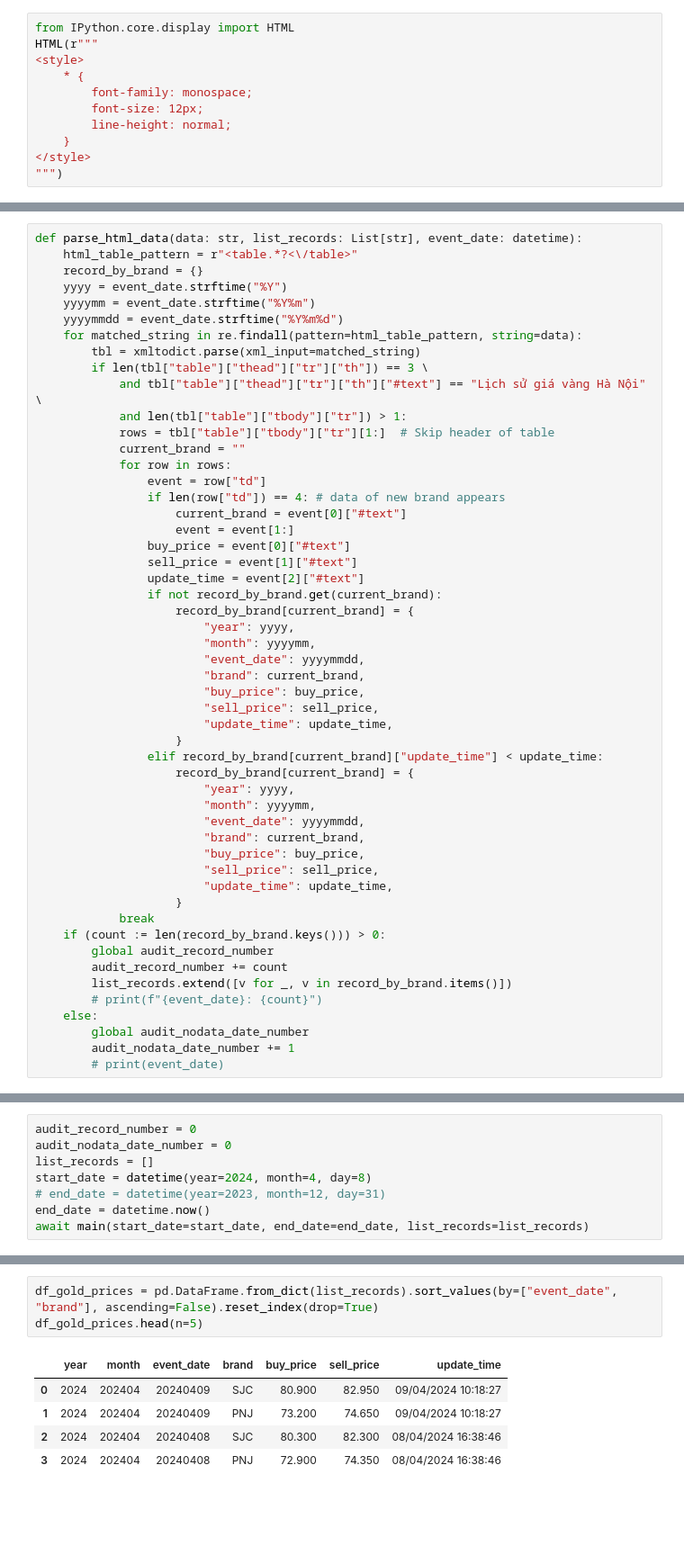
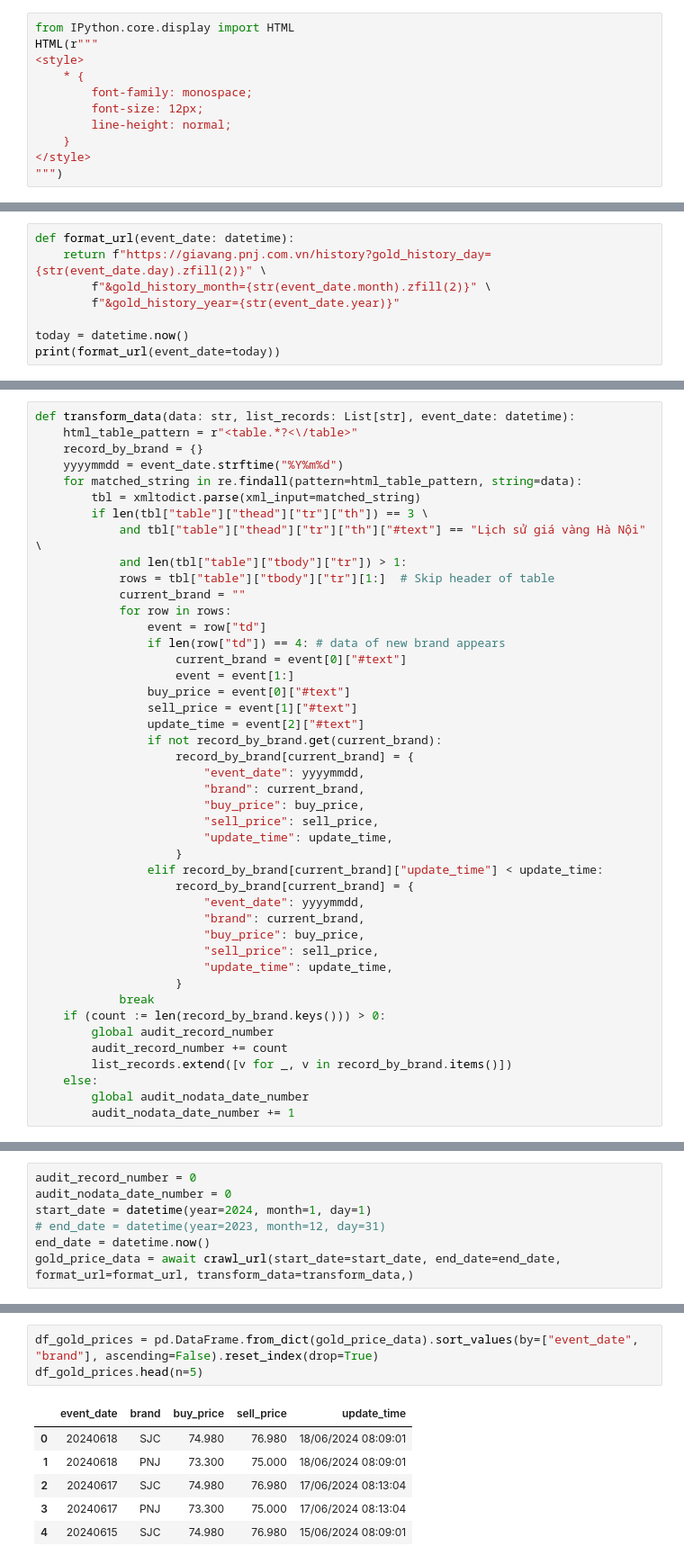
Before and after one commit to HungNguyen501/Python-Core, a Jupyter notebook: src/web_crawler/gold_prices.ipynb, the cells around one changed output, grey strips where cells are left out. Shown at 90% size. Drawn from its saved outputs; the diff is of its cells as text; blank space fills up the shorter version.

Commit message:
add crawler_engine (#10)
Co-authored-by: hungnd8 <hungnd8@vng.com.vn>

```diff
--- a/src/web_crawler/gold_prices.ipynb
+++ b/src/web_crawler/gold_prices.ipynb
@@ -32,0 +28,8 @@ async def fetch_gold_price_data(url: str, session: ClientSession):
+# %%
+def format_url(event_date: datetime):
+    return f"https://giavang.pnj.com.vn/history?gold_history_day={str(event_date.day).zfill(2)}" \
+        f"&gold_history_month={str(event_date.month).zfill(2)}" \
+        f"&gold_history_year={str(event_date.year)}"
+
+today = datetime.now()
+print(format_url(event_date=today))
@@ -33,9 +38,7 @@ async def fetch_gold_price_data(url: str, session: ClientSession):
 # %%
-def parse_html_data(data: str, list_records: List[str], event_date: datetime):
+def transform_data(data: str, list_records: List[str], event_date: datetime):
     html_table_pattern = r"<table.*?<\/table>"
     record_by_brand = {}
-    yyyy = event_date.strftime("%Y")
-    yyyymm = event_date.strftime("%Y%m")
     yyyymmdd = event_date.strftime("%Y%m%d")
     for matched_string in re.findall(pattern=html_table_pattern, string=data):
         tbl = xmltodict.parse(xml_input=matched_string)
@@ -54,8 +57,6 @@ def parse_html_data(data: str, list_records: List[str], event_date: datetime):
                 update_time = event[2]["#text"]
                 if not record_by_brand.get(current_brand):
                     record_by_brand[current_brand] = {
-                        "year": yyyy,
-                        "month": yyyymm,
                         "event_date": yyyymmdd,
                         "brand": current_brand,
                         "buy_price": buy_price,
@@ -64,8 +65,6 @@ def parse_html_data(data: str, list_records: List[str], event_date: datetime):
                     }
                 elif record_by_brand[current_brand]["update_time"] < update_time:
                     record_by_brand[current_brand] = {
-                        "year": yyyy,
-                        "month": yyyymm,
                         "event_date": yyyymmdd,
                         "brand": current_brand,
                         "buy_price": buy_price,
@@ -77,8 +76,6 @@ def parse_html_data(data: str, list_records: List[str], event_date: datetime):
         global audit_record_number
         audit_record_number += count
         list_records.extend([v for _, v in record_by_brand.items()])
-        # print(f"{event_date}: {count}")
     else:
         global audit_nodata_date_number
         audit_nodata_date_number += 1
-        # print(event_date)
@@ -108,9 +82,8 @@ async def main(start_date: datetime, end_date: datetime, list_records: List[str]
 # %%
 audit_record_number = 0
 audit_nodata_date_number = 0
-list_records = []
-start_date = datetime(year=2024, month=4, day=8)
+start_date = datetime(year=2024, month=1, day=1)
 # end_date = datetime(year=2023, month=12, day=31)
 end_date = datetime.now()
-await main(start_date=start_date, end_date=end_date, list_records=list_records)
+gold_price_data = await crawl_url(start_date=start_date, end_date=end_date, format_url=format_url, transform_data=transform_data,)
 # %%
@@ -129,9 +98,10 @@ Number of days having no-data: 0
 # %%
-df_gold_prices = pd.DataFrame.from_dict(list_records).sort_values(by=["event_date", "brand"], ascending=False).reset_index(drop=True)
+df_gold_prices = pd.DataFrame.from_dict(gold_price_data).sort_values(by=["event_date", "brand"], ascending=False).reset_index(drop=True)
 df_gold_prices.head(n=5)
 # %% [output]
-|  | year | month | event_date | brand | buy_price | sell_price | update_time |
-| 0 | 2024 | 202404 | 20240409 | SJC | 80.900 | 82.950 | 09/04/2024 10:18:27 |
-| 1 | 2024 | 202404 | 20240409 | PNJ | 73.200 | 74.650 | 09/04/2024 10:18:27 |
-| 2 | 2024 | 202404 | 20240408 | SJC | 80.300 | 82.300 | 08/04/2024 16:38:46 |
-| 3 | 2024 | 202404 | 20240408 | PNJ | 72.900 | 74.350 | 08/04/2024 16:38:46 |
+|  | event_date | brand | buy_price | sell_price | update_time |
+| 0 | 20240618 | SJC | 74.980 | 76.980 | 18/06/2024 08:09:01 |
+| 1 | 20240618 | PNJ | 73.300 | 75.000 | 18/06/2024 08:09:01 |
+| 2 | 20240617 | SJC | 74.980 | 76.980 | 17/06/2024 08:13:04 |
+| 3 | 20240617 | PNJ | 73.300 | 75.000 | 17/06/2024 08:13:04 |
+| 4 | 20240615 | SJC | 74.980 | 76.980 | 15/06/2024 08:09:01 |
```
Also changed, not shown: parts of 33 cells of this notebook, 14 other files.
